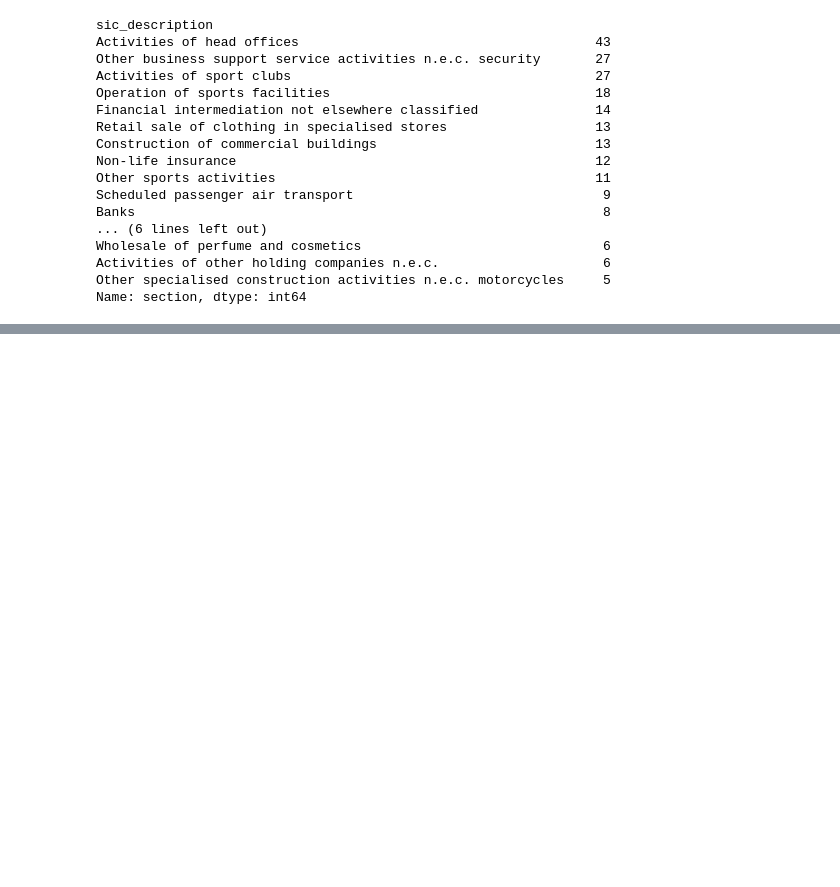
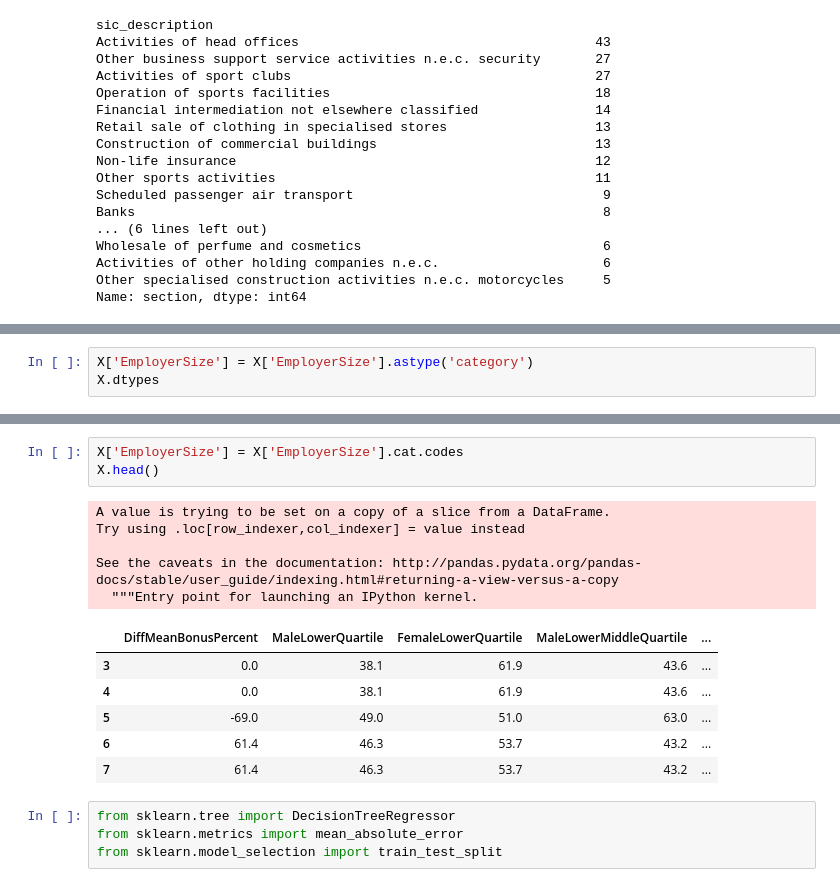
Before and after one commit to Ads2020Group6/data-exploration, a Jupyter notebook: Let_me_retire_already.ipynb, the cells around one changed output, grey strips where cells are left out. Drawn from its saved outputs; the diff is of its cells as text; blank space fills up the shorter version.

```diff
--- a/Let_me_retire_already.ipynb
+++ b/Let_me_retire_already.ipynb
@@ -464,0 +520,3 @@ Name: section, dtype: int64
+# %%
+X['EmployerSize'] = X['EmployerSize'].astype('category')
+X.dtypes
@@ -464,0 +540,19 @@ Name: section, dtype: int64
+# %%
+X['EmployerSize'] = X['EmployerSize'].cat.codes
+X.head()
+# %% [output]
+A value is trying to be set on a copy of a slice from a DataFrame.
+Try using .loc[row_indexer,col_indexer] = value instead
+
+See the caveats in the documentation: http://pandas.pydata.org/pandas-docs/stable/user_guide/indexing.html#returning-a-view-versus-a-copy
+  """Entry point for launching an IPython kernel.
+|  | DiffMeanBonusPercent | MaleLowerQuartile | FemaleLowerQuartile | MaleLowerMiddleQuartile | ... |
+| 3 | 0.0 | 38.1 | 61.9 | 43.6 | ... |
+| 4 | 0.0 | 38.1 | 61.9 | 43.6 | ... |
+| 5 | -69.0 | 49.0 | 51.0 | 63.0 | ... |
+| 6 | 61.4 | 46.3 | 53.7 | 43.2 | ... |
+| 7 | 61.4 | 46.3 | 53.7 | 43.2 | ... |
+# %%
+from sklearn.tree import DecisionTreeRegressor
+from sklearn.metrics import mean_absolute_error
+from sklearn.model_selection import train_test_split
```
Also changed, not shown: parts of 15 cells of this notebook.
